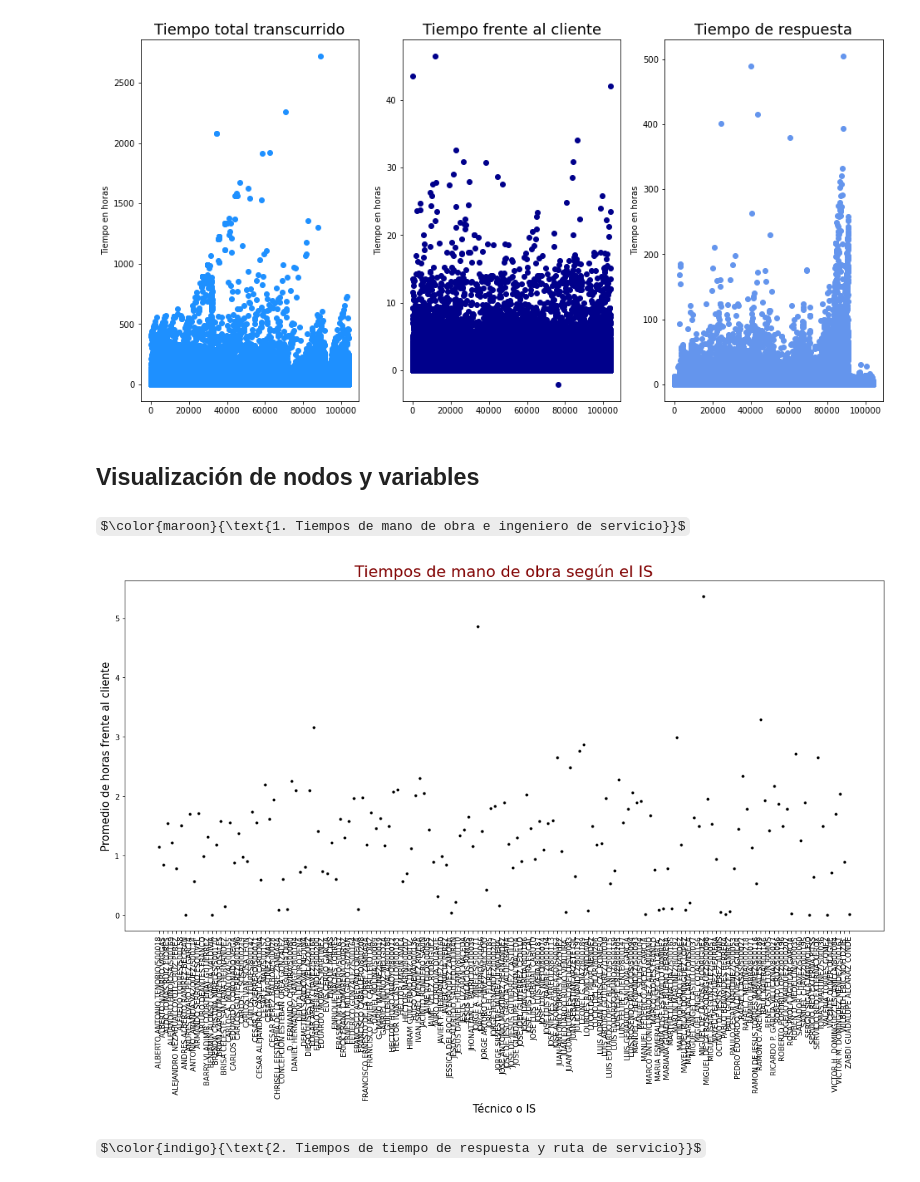
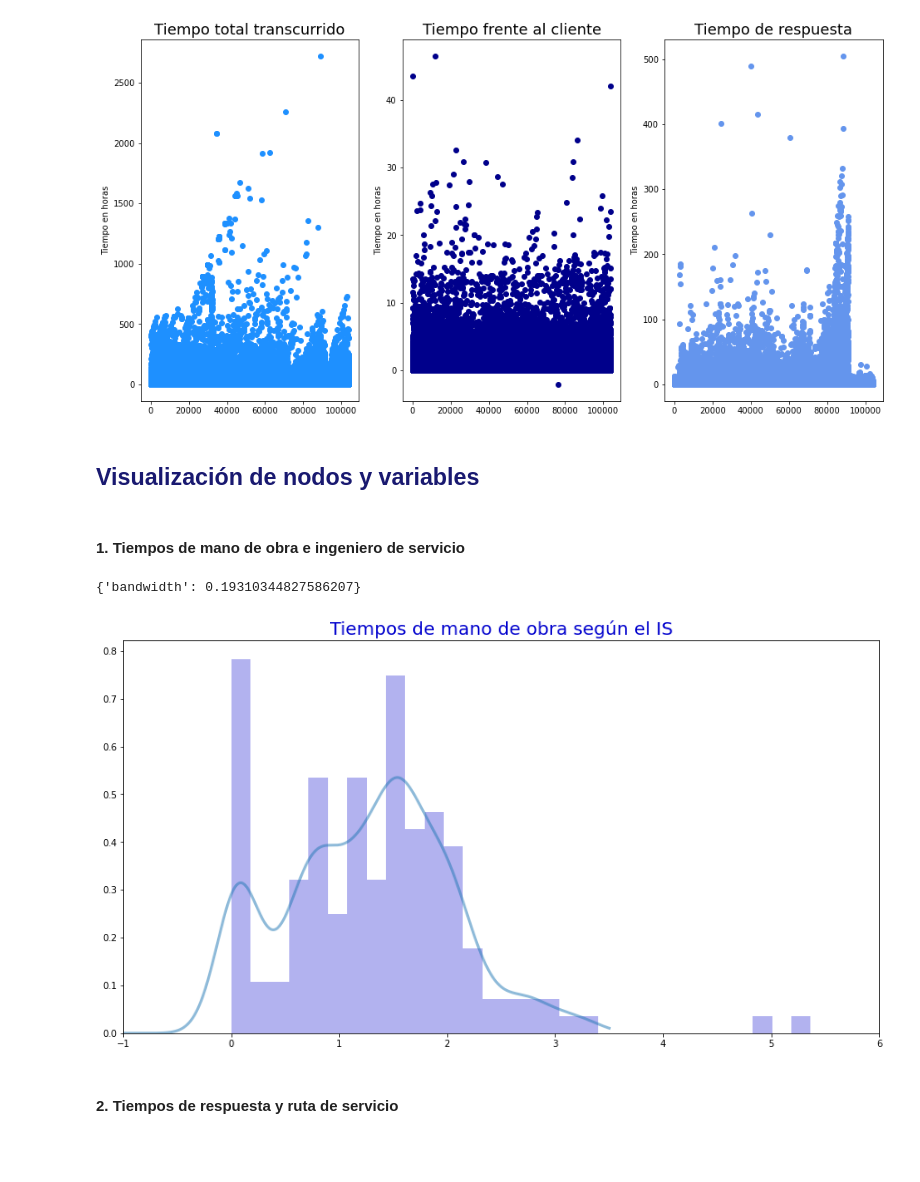
Before and after one commit to danielabenavides/proyecto_modulo1, a Jupyter notebook: ProyectoModulo1_Benavides_Rivera.ipynb, the cells around one changed output. Drawn from its saved outputs; the diff is of its cells as text; code cells hidden in the pictures; some formulas as TeX source; blank space fills up the shorter version.

```diff
--- a/ProyectoModulo1_Benavides_Rivera.ipynb
+++ b/ProyectoModulo1_Benavides_Rivera.ipynb
@@ -237,19 +256,9 @@ plt.ylabel('Tiempo en horas')
 Text(0, 0.5, 'Tiempo en horas')
 [figure]
 # %% [markdown]
-## Visualización de nodos y variables
+## <font color='midnightblue'> Visualización de nodos y variables
 # %% [markdown]
-$\color{maroon}{\text{1. Tiempos de mano de obra e ingeniero de servicio}}$
+#### 1. Tiempos de mano de obra e ingeniero de servicio
 # %%
 IS = data.groupby(['Técnico de visita']).mean()
 prom_TC = IS['Tiempo frente al cliente']
-# %%
-plt.figure(figsize=(19,9))
-plt.plot(prom_TC,'k.')
-plt.ylabel('Promedio de horas frente al cliente',size=15)
-plt.xlabel('Técnico o IS',size=15)
-plt.xticks(rotation=90)
-plt.title('Tiempos de mano de obra según el IS',size=22,color='maroon')
-plt.show()
-# %% [output]
-[figure, removed]
@@ -256,5 +273,24 @@ plt.show()
+# %%
+x_grid = np.linspace(-4.5, 3.5, 1000)
+grid = GridSearchCV(KernelDensity(),
+                    {'bandwidth': np.linspace(0.1, 1.0, 30)},
+                    cv=20) # 20-fold cross-validation
+grid.fit(prom_TC[:, None])
+print(grid.best_params_)
+
+kde = grid.best_estimator_
+pdf = np.exp(kde.score_samples(x_grid[:, None]))
+
+fig, ax = plt.subplots(figsize=(15, 8))
+ax.plot(x_grid, pdf, linewidth=3, alpha=0.5, label='bw=%.2f' % kde.bandwidth)
+ax.hist(prom_TC, 30, fc='mediumblue', histtype='stepfilled', alpha=0.3, density=True)
+ax.set_title('Tiempos de mano de obra según el IS',size=20,color='mediumblue')
+ax.set_xlim(-1, 6);
+# %% [output]
+{'bandwidth': 0.19310344827586207}
+[figure, added]
 # %% [markdown]
-$\color{indigo}{\text{2. Tiempos de tiempo de respuesta y ruta de servicio}}$
+#### 2. Tiempos de respuesta y ruta de servicio
 # %%
 RS = data.groupby(['Ruta']).mean()
 prom_TR = RS['T. respuesta']
```
Also changed, not shown: parts of 23 cells of this notebook.
